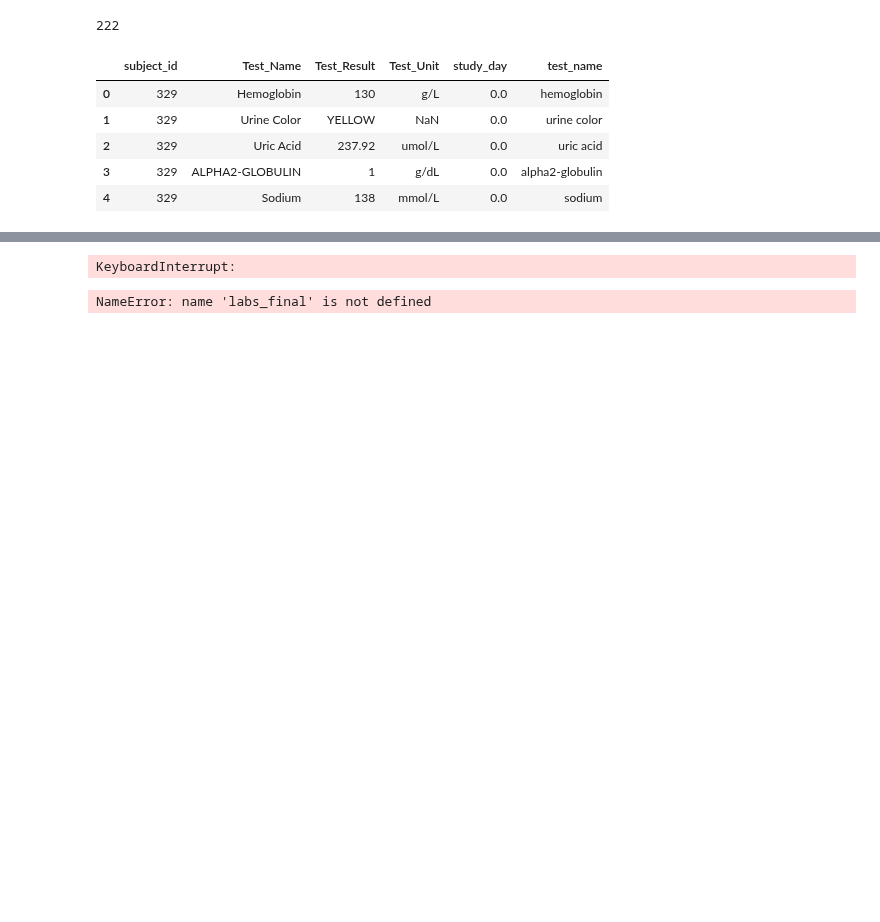
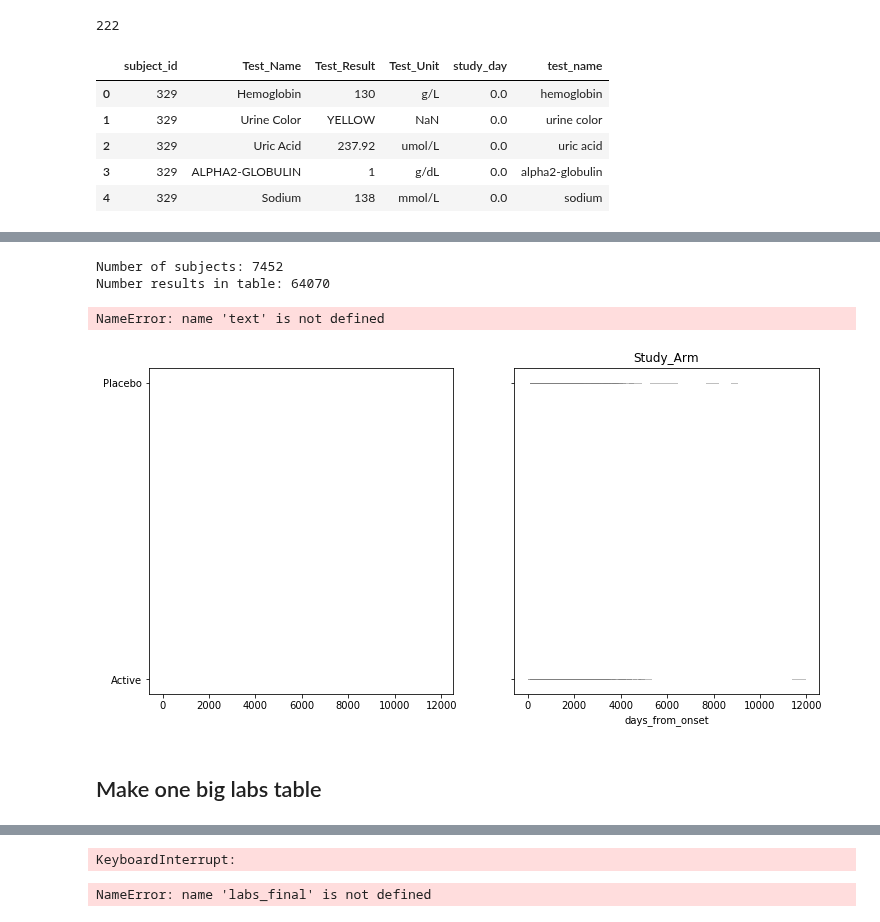
Before and after one commit to ttompk/als, a Jupyter notebook: labs.ipynb, the cells around one changed output, grey strips where cells are left out. Cells and saved outputs as stored; diff of their text form; code cells hidden in the pictures; blank space fills up the shorter version.

```diff
--- a/labs.ipynb
+++ b/labs.ipynb
@@ -112,0 +356,2 @@ with open('labs_list.pkl', 'wb') as f:
+# %%
+hemo=labs_dfs[0]
@@ -113,3 +414,12 @@ with open('labs_list.pkl', 'wb') as f:
+# %%
+plot_lab_result(hemo)
+# %% [output]
+Number of subjects: 7452
+Number results in table: 64070
+NameError: name 'text' is not defined
+[figure, added]
+# %% [markdown]
+## Make one big labs table
 # %%
 # open the pickle file
 with open('labs_list.pkl', 'rb') as f:
```
Also changed, not shown: parts of 46 cells of this notebook, 1 other file.
